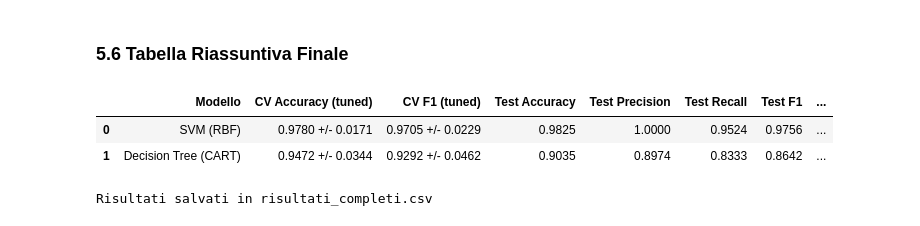
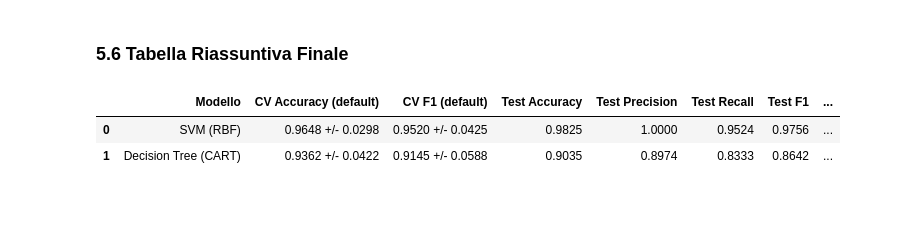
Before and after one commit to tnunes2002/ML_25_26_2, a Jupyter notebook: project.ipynb, the cells around one changed output. Cells and saved outputs as stored; diff of their text form; code cells hidden in the pictures.

Commit message:
Cambiate celle del confronto

```diff
--- a/project.ipynb
+++ b/project.ipynb
@@ -808,30 +803,3 @@ Regole dell'albero (prime righe):
 [figure]
 # %% [markdown]
 ### 5.5 Confronto CV vs Test (Overfitting Check)
-# %%
-# Ri-validazione con i modelli TUNED per un confronto corretto
-# (la cross_validate precedente usava iperparametri di default,
-#  mentre il test set e' stato valutato con i modelli ottimizzati da GridSearchCV)
-
-cv_results_tuned = {}
-
-for i, name in enumerate(best_models.keys()):
-    cv_res_tuned = cross_validate(
-        best_models[name], X_train, y_train,
-        cv=cv,
-        scoring=['accuracy', 'f1'],
-        n_jobs=-1
-    )
-    cv_results_tuned[name] = cv_res_tuned
-
-    cv_acc = cv_res_tuned['test_accuracy'].mean()
-    cv_acc_std = cv_res_tuned['test_accuracy'].std()
-    cv_f1 = cv_res_tuned['test_f1'].mean()
-    cv_f1_std = cv_res_tuned['test_f1'].std()
-    test_f1 = results_df.iloc[i]['F1-Score']
-    test_acc = results_df.iloc[i]['Accuracy']
-
-    print(f'{name}:')
-    print(f'  Accuracy:  CV={cv_acc:.4f} +/- {cv_acc_std:.4f}  Test={test_acc:.4f}  (diff={test_acc-cv_acc:+.4f})')
-    print(f'  F1-Score:  CV={cv_f1:.4f} +/- {cv_f1_std:.4f}  Test={test_f1:.4f}  (diff={test_f1-cv_f1:+.4f})')
-    print()
@@ -848,25 +868,21 @@ Decision Tree (CART):
 # %%
 final_summary = []
 for i, name in enumerate(pipelines.keys()):
     row = {
         'Modello': name,
-        'CV Accuracy (tuned)': f"{cv_results_tuned[name]['test_accuracy'].mean():.4f} +/- {cv_results_tuned[name]['test_accuracy'].std():.4f}",
-        'CV F1 (tuned)': f"{cv_results_tuned[name]['test_f1'].mean():.4f} +/- {cv_results_tuned[name]['test_f1'].std():.4f}",
+        'CV Accuracy (default)': f"{cv_results[name]['test_accuracy'].mean():.4f} +/- {cv_results[name]['test_accuracy'].std():.4f}",
+        'CV F1 (default)': f"{cv_results[name]['test_f1'].mean():.4f} +/- {cv_results[name]['test_f1'].std():.4f}",
         'Test Accuracy': f"{results_df.iloc[i]['Accuracy']:.4f}",
         'Test Precision': f"{results_df.iloc[i]['Precision']:.4f}",
         'Test Recall': f"{results_df.iloc[i]['Recall']:.4f}",
         'Test F1': f"{results_df.iloc[i]['F1-Score']:.4f}",
         'Test ROC-AUC': f"{results_df.iloc[i]['ROC-AUC']:.4f}",
     }
     final_summary.append(row)
 
 final_df = pd.DataFrame(final_summary)
 display(final_df)
-
-final_df.to_csv('risultati_completi.csv', index=False)
-print('Risultati salvati in risultati_completi.csv')
 # %% [output]
-|  | Modello | CV Accuracy (tuned) | CV F1 (tuned) | Test Accuracy | Test Precision | Test Recall | Test F1 | ... |
-| 0 | SVM (RBF) | 0.9780 +/- 0.0171 | 0.9705 +/- 0.0229 | 0.9825 | 1.0000 | 0.9524 | 0.9756 | ... |
-| 1 | Decision Tree (CART) | 0.9472 +/- 0.0344 | 0.9292 +/- 0.0462 | 0.9035 | 0.8974 | 0.8333 | 0.8642 | ... |
+|  | Modello | CV Accuracy (default) | CV F1 (default) | Test Accuracy | Test Precision | Test Recall | Test F1 | ... |
+| 0 | SVM (RBF) | 0.9648 +/- 0.0298 | 0.9520 +/- 0.0425 | 0.9825 | 1.0000 | 0.9524 | 0.9756 | ... |
+| 1 | Decision Tree (CART) | 0.9362 +/- 0.0422 | 0.9145 +/- 0.0588 | 0.9035 | 0.8974 | 0.8333 | 0.8642 | ... |
-Risultati salvati in risultati_completi.csv
```
Also changed, not shown: parts of 5 cells of this notebook.
